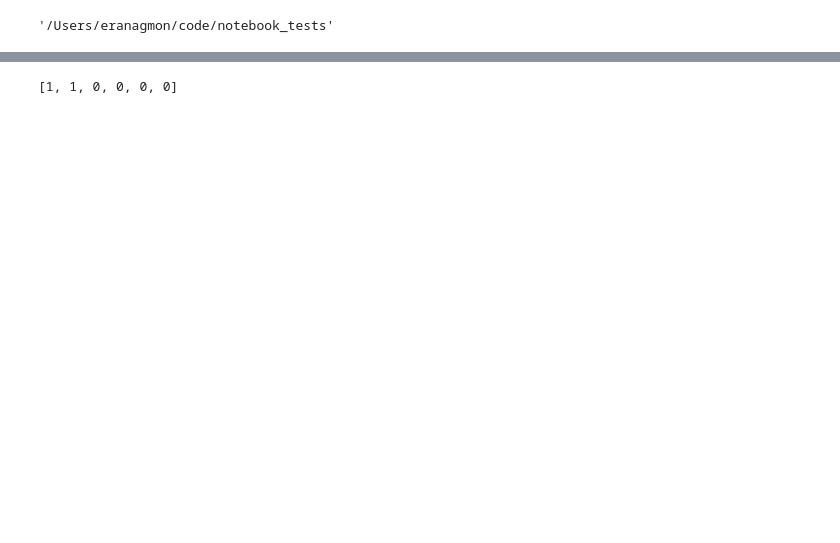
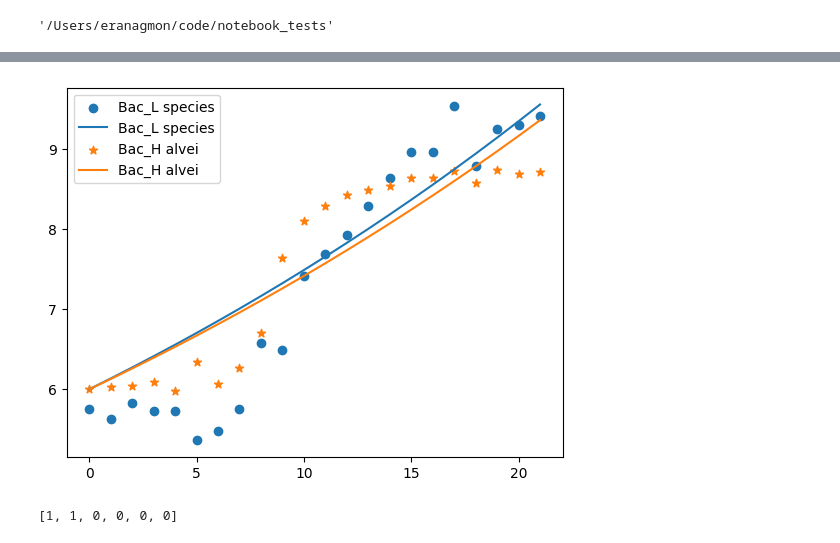
Before and after one commit to eagmon/notebook_tests, a Jupyter notebook: sim_study_work2.ipynb, the cells around one changed output, grey strips where cells are left out. Cells and saved outputs as stored; diff of their text form; code cells hidden in the pictures; blank space fills up the shorter version.

```diff
--- a/sim_study_work2.ipynb
+++ b/sim_study_work2.ipynb
@@ -117,0 +89,17 @@ def generalized_lotka_volterra(t, *params):
+# %%
+# get the data out of the dataframe
+time_data = np.array(df2.index)
+
+# get population data
+population_data = np.zeros((len(time_data), len(species_names)))
+for i, species in enumerate(species_names):
+    species_pop = df2[species].to_numpy()
+    population_data[:,i] = species_pop
+
+# print(f'TIMES: {time_data}')
+# population_data
+# %%
+initial_populations = [6, 6]  # the inital state
+
+guess = [1 for _ in range(NUM_SPECIES)] + [0]*(NUM_SPECIES*NUM_SPECIES)
+guess
@@ -117,0 +108,4 @@ def generalized_lotka_volterra(t, *params):
+# %%
+population_data_flattened = population_data.flatten()
+
+params, cov = curve_fit(generalized_lotka_volterra, time_data, population_data_flattened, p0=guess)
@@ -117,0 +118,3 @@ def generalized_lotka_volterra(t, *params):
+# %%
+fitted_results = generalized_lotka_volterra(time_data, *params).reshape(len(time_data),NUM_SPECIES)
+fitted_results
@@ -118,3 +139,16 @@ def generalized_lotka_volterra(t, *params):
+# %%
+plt.figure()
+
+for i in range(NUM_SPECIES):
+
+    plt.scatter(time_data, population_data[:, i], marker=markers[i], label=species_names[i])
+
+    plt.plot(time_data, fitted_results[:,i], label=species_names[i])
+
+plt.legend()
+plt.show()
+# %% [output]
+[figure, added]
 # %%
 # reformat the data into numpy arrays so that curve_fit
 time_data = np.array(species_data[species_names[0]]['times'])
```
Also changed, not shown: parts of 22 cells of this notebook.
